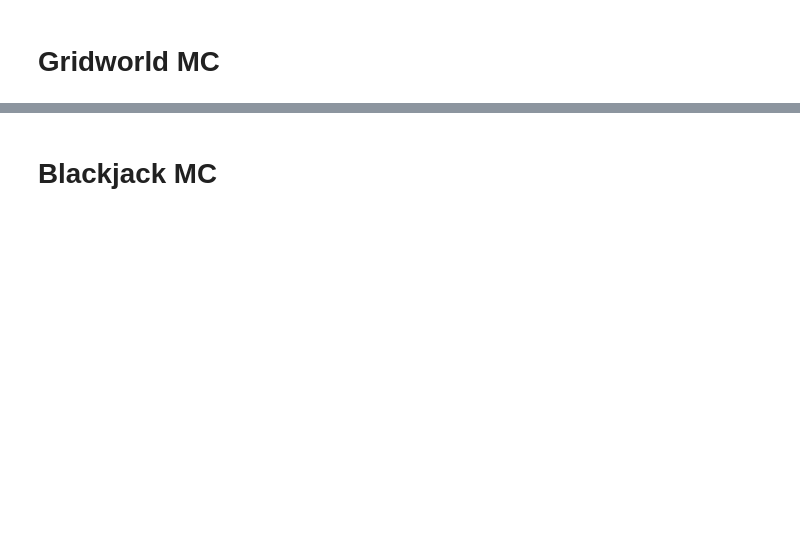
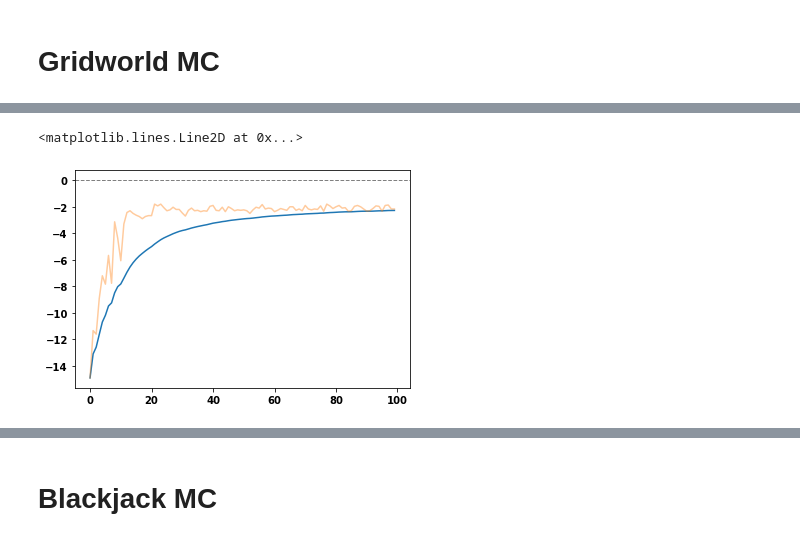
Before and after one commit to WHITSNAK/rflearn, a Jupyter notebook: notebooks/chapter 5.ipynb, the cells around one changed output, grey strips where cells are left out. Saved outputs shown, nothing was run; the diff lists cells and outputs as text; code cells hidden in the pictures; blank space fills up the shorter version.

```diff
--- a/notebooks/chapter 5.ipynb
+++ b/notebooks/chapter 5.ipynb
@@ -40,3 +39,11 @@ array([[  0.,  -3.,  -5.,  -6.],
+# %%
+# pd.Series(mc_model.hist['avg_r']).plot()
+pd.Series(mc_model.hist['avg_r']).ewm(halflife=25).mean().plot()
+pd.Series(mc_model.hist['avg_r']).plot(alpha=0.4)
+plt.axhline(0, linestyle='--', color='grey',linewidth=1)
+# %% [output]
+<matplotlib.lines.Line2D at 0x...>
+[figure, added]
 # %%
 pd.Series(mc_model.sa_counts).unstack()[mc_model.env.A]
 # %% [output]
```
Also changed, not shown: parts of 12 cells of this notebook, 3 other files.
